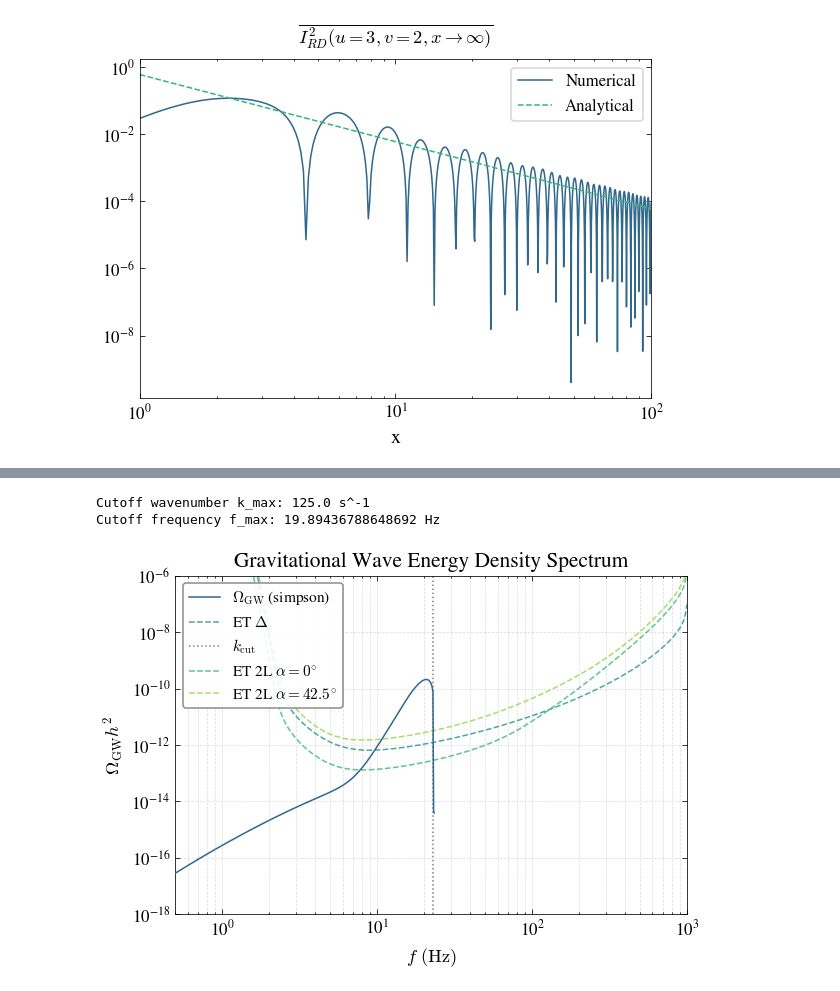
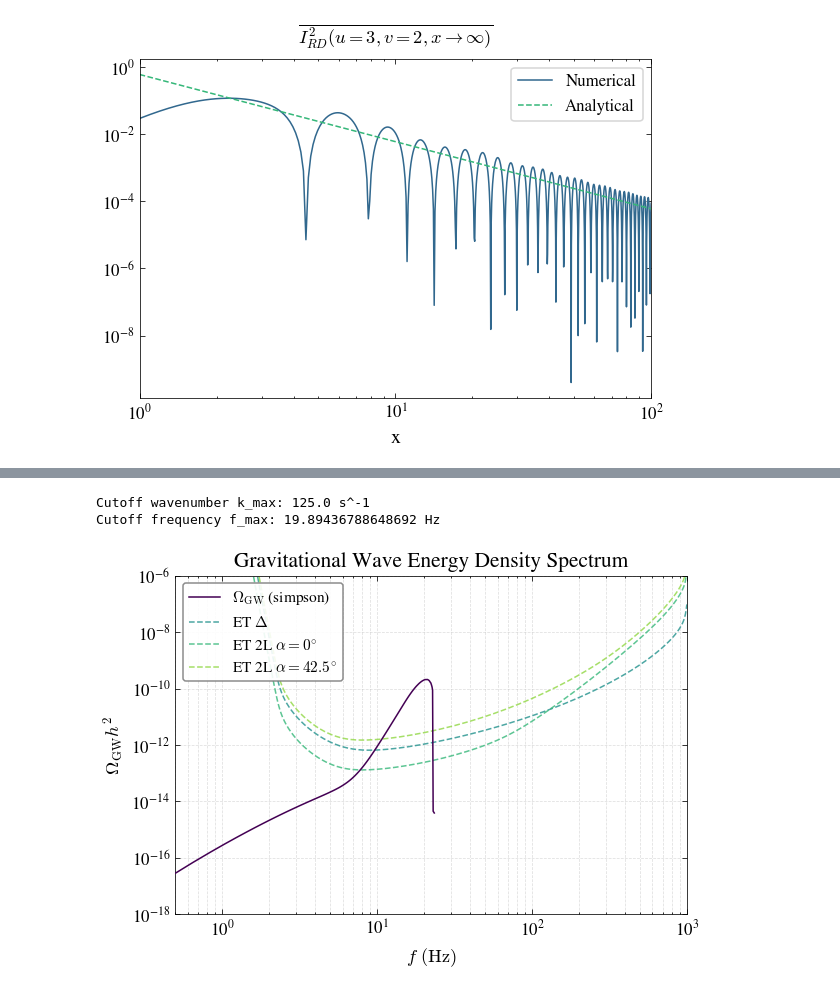
Before and after one commit to GiovanniPellegrini/GWOmega, a Jupyter notebook: example.ipynb, the cells around one changed output, grey strips where cells are left out. Saved outputs shown, nothing was run; the diff lists cells and outputs as text; code cells hidden in the pictures.

```diff
--- a/example.ipynb
+++ b/example.ipynb
@@ -86,7 +86,7 @@ for k in tqdm(k_values, desc="Computing Omega_GW", unit="k-value"):
     P_k_value = P_k_lognormal(k, k_p, sigma, As)
     P_k.append(P_k_value)
 
-    Omega_value,_ = compute_Omega_RD_today(k, cs_value, P_func, Omega_r0_hh, c_g)
+    Omega_value,_ = compute_Omega_RD_today(k, cs_value, P_func)
     Omega.append(Omega_value)
 
 
@@ -157,7 +160,7 @@ Omega_simp = []
 P_func = lambda kk: P_k_lognormal(kk, k_p, sigma, As)
 
 for k in tqdm(k_values, desc="Computing Omega_GW", unit="k-value"):
-    Omega_value_simp,_ = compute_Omega_RD_today_fast(k, cs_value,P_func, Omega_r0_hh, c_g, t_max=100, N_s=100, N_t_1=100, N_t_2=100, N_t_3=700)
+    Omega_value_simp,_ = compute_Omega_RD_today_fast(k, cs_value,P_func, t_max=100, N_s=100, N_t_1=100, N_t_2=100, N_t_3=700)
     Omega_simp.append(Omega_value_simp)
 
 
@@ -212,16 +215,15 @@ P_func = lambda kk: P_theta(kk,k_max, A_s)
 for k in tqdm(k_values, desc="Computing Omega_GW eMD", unit="k-value"):
     P_k_value = P_theta(k,k_max, A_s)
     P_k.append(P_k_value)
-    Omega_value, _ = compute_Omega_eMD_today(k,eta_R,k_max,P_func,Omega_r0_hh,c_g)
+    Omega_value, _ = compute_Omega_eMD_today(k,eta_R,k_max,P_func)
     Omega_total.append(Omega_value)
 
 plt.figure(figsize=(6, 4))
-plt.plot(k_values, P_k, label='P(k) with Smooth Cutoff', color=colors[2], linewidth=1)
-plt.axhline(y=A_s, color=colors[4], linestyle='--', label='Reference Line')
+plt.plot(k_values, P_k, label='P(k)', color=colors[2], linewidth=1)
 
 plt.xscale('log')
 plt.yscale('log')
-plt.xlim(1e0, 5e2)
+plt.xlim(3e0, 5e2)
 plt.ylim(1e-11,1e-8)
 plt.xlabel(r'$k \ (\mathrm{s}^{-1})$', fontsize=12)
 plt.ylabel(r'$P(k)$', fontsize=12)
@@ -231,9 +233,10 @@ ax.yaxis.set_major_formatter(ticker.LogFormatterSciNotation())
 ax.tick_params(axis='both', which='major', labelsize=11)
 ax.tick_params(axis='both', which='minor', labelsize=9)
 
-plt.title('Power Spectrum with Smooth Cutoff', fontsize=14)
+plt.title('Power Spectrum with cut off', fontsize=14)
 plt.grid(True, which="both", ls="--", alpha=0.4)
 plt.legend(fontsize=11, frameon=True, loc='best')
+plt.savefig("../immagini codici/P_k_smooth_cutoff.png", dpi=300, bbox_inches='tight')
 plt.show()
 
 
@@ -272,54 +275,49 @@ Cutoff frequency f_max: 19.89436788648692 Hz
 A_s = 2.1e-9
 eta_R = 0.96  # s
 k_max = 120/eta_R # s^-1
-Omega_r0_hh = 4.2e-5
-c_g = 0.39
 print(f"Cutoff wavenumber k_max: {k_max} s^-1")
 f_max = k_max / (2 * np.pi)
 print(f"Cutoff frequency f_max: {f_max} Hz")
 
 k_thr = 2*k_max/np.sqrt(3)
 
-k1 = np.logspace(np.log10(0.02*k_max), np.log10(0.8*k_max), 80)
-k2 = np.logspace(np.log10(0.8*k_max),  np.log10(1.02*k_thr), 40)
-
-k_values = np.unique(np.sort(np.concatenate([k1, k2])))
+k_values= np.linspace(0.02 * k_max, 1.02 * k_thr, 120)
 f_values = k_values / (2 * np.pi)
 P_k = []
 Omega_total_fast = []
 P_func = lambda kk: P_theta_vec(kk,k_max, A_s)
 
 for k in tqdm(k_values, desc="Computing Omega_GW eMD", unit="k-value"):
-    Omega_value_fast,_ = compute_Omega_eMD_today_fast(k,eta_R,k_max,P_func,Omega_r0_hh,c_g,t_max=100,N_s_1=100,N_t=300,N_t_1=500,N_t_2=500,N_t_3=700)
+    Omega_value_fast,_ = compute_Omega_eMD_today_fast(k,eta_R,k_max,P_func,t_max=100,N_s_1=100,N_t=300,N_s_2=100,N_t_1=500,N_t_2=500,N_t_3=700)
     Omega_total_fast.append(Omega_value_fast)
 
 plt.figure(figsize=(6, 4))
-plt.plot(f_values, Omega_total_fast, label=r'$\Omega_{\mathrm{GW}}$ (simpson)', color=colors[2],linewidth=1,zorder=5)
+plt.plot(f_values, Omega_total_fast, label=r'$\Omega_{\mathrm{GW}}$ (simpson)', color=colors[0],linewidth=1,zorder=5)
 #remove comment to compare with dblquad
 #plt.plot(f_values, Omega_total, label=r'$\Omega_{\mathrm{GW}}$', color=colors[2],linewidth=1,zorder=5)
 
 plt.plot(f, pls_ET, label=r'ET $\Delta$', color=colors[3], linewidth=1, linestyle='--', alpha=0.8)
-plt.axvline(x=f_max*2/np.sqrt(3), color='gray', linestyle=':', label=r'$k_{\mathrm{cut}}$')
 plt.plot(f, pls_ET2L0, label=r'ET 2L $\alpha=0^{\circ}$', color=colors[4], linewidth=1, linestyle='--', alpha=0.8)
 plt.plot(f, pls_ET2L425, label=r'ET 2L $\alpha=42.5^{\circ}$', color=colors[5], linewidth=1, linestyle='--', alpha=0.8)
 
 plt.xscale('log')
 plt.yscale('log')
 plt.xlim(5e-1, 1e3)
 plt.ylim(1e-18, 1e-6)
 plt.xlabel(r'$f \ (\mathrm{Hz})$', fontsize=12)
 plt.ylabel(r'$\Omega_{\mathrm{GW}} h^2$', fontsize=12)
 ax = plt.gca()
 ax.xaxis.set_major_formatter(ticker.LogFormatterSciNotation())
 ax.yaxis.set_major_formatter(ticker.LogFormatterSciNotation())
 ax.tick_params(axis='both', which='major', labelsize=11)
 ax.tick_params(axis='both', which='minor', labelsize=9)
 
 plt.title(r'Gravitational Wave Energy Density Spectrum', fontsize=14)
 plt.legend(loc='upper left', fontsize=10, frameon=True, framealpha=0.9, edgecolor='gray')
 plt.grid(True, which="both", ls="--", alpha=0.4)
+plt.savefig("../immagini codici/Omega_GW_eMD_smooth_cutoff.png", dpi=300, bbox_inches='tight')
 plt.show()
 # %% [output]
 Cutoff wavenumber k_max: 125.0 s^-1
 Cutoff frequency f_max: 19.89436788648692 Hz
-[figure, old version]
+[figure, new version]
```
Also changed, not shown: parts of 3 cells of this notebook, 4 other files.
